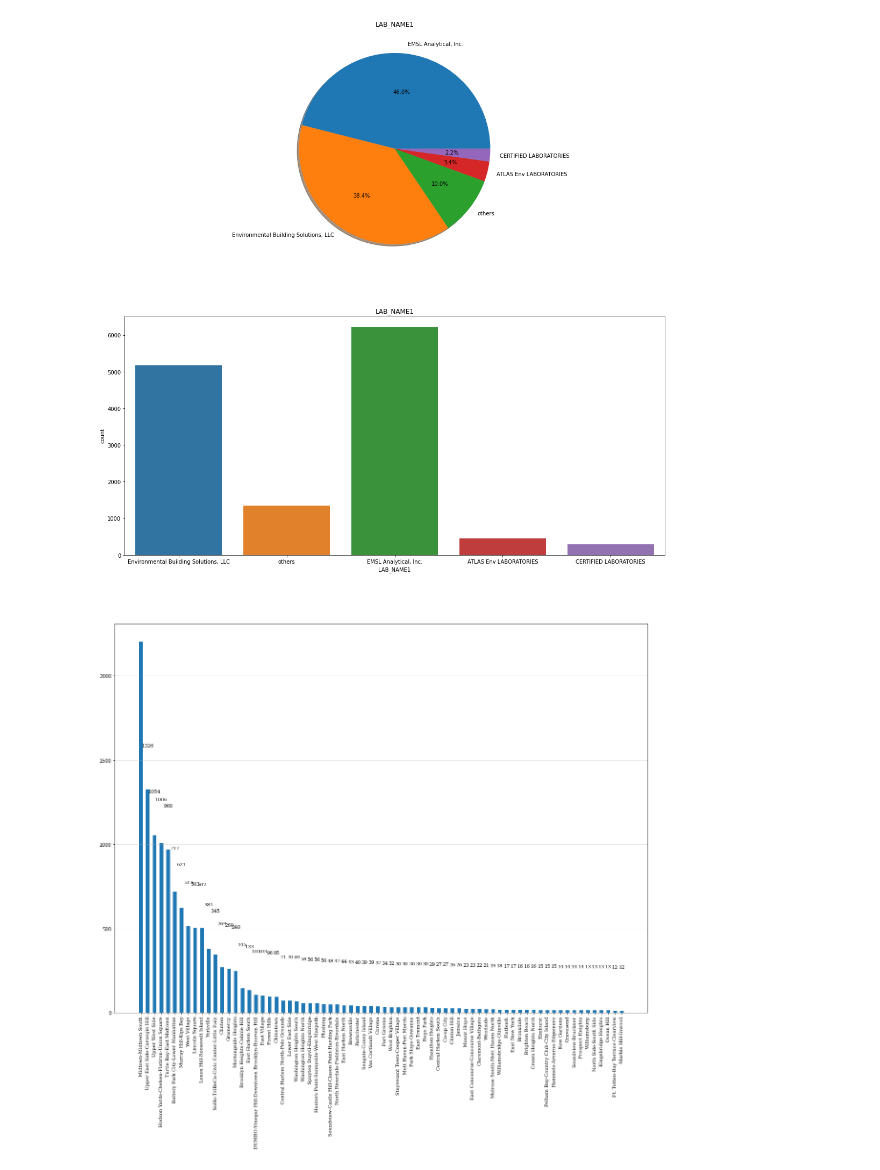
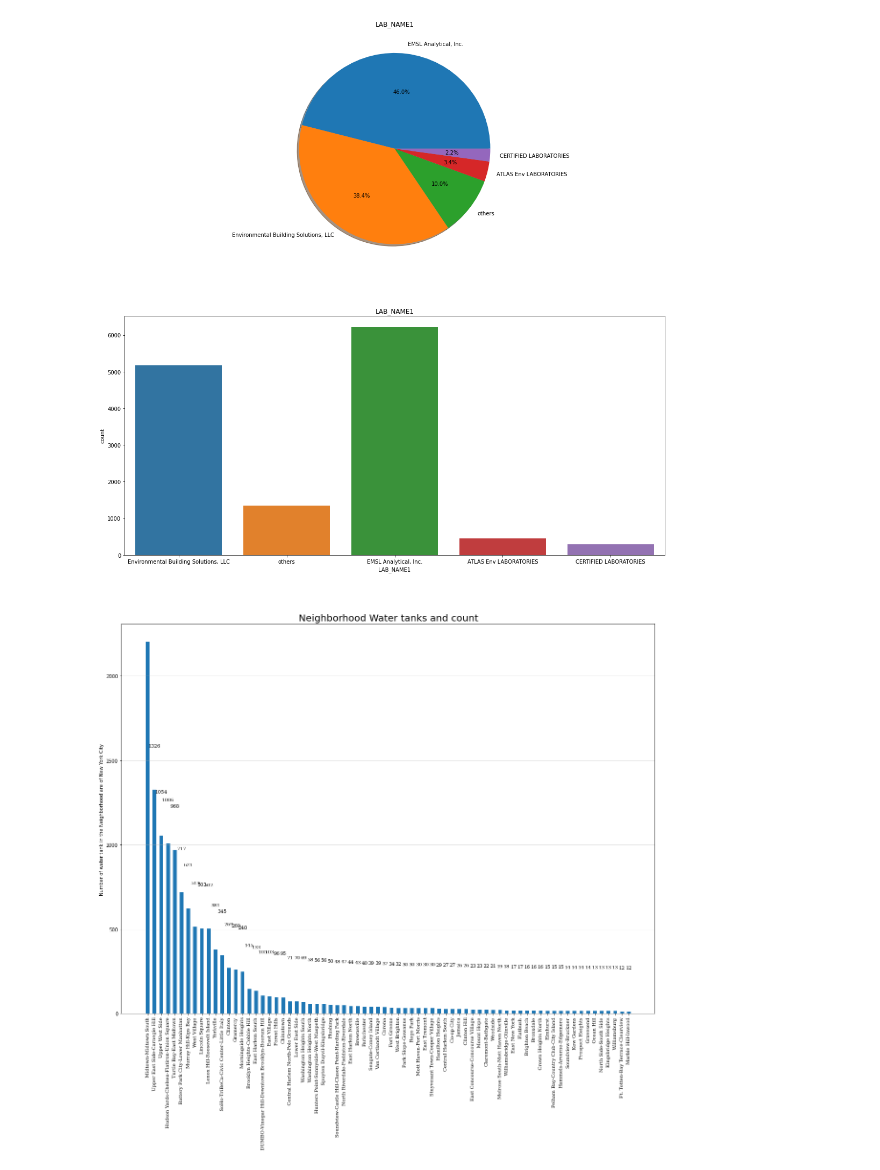
Before and after one commit to rushikeshnaik779/EDA, a Jupyter notebook: Simple_EDA__Rooftop_Drinking_Water_Tank_Inspection_Results.ipynb, the cells around one changed output. Drawn from its saved outputs; the diff is of its cells as text; code cells hidden in the pictures.

```diff
--- a/Simple_EDA__Rooftop_Drinking_Water_Tank_Inspection_Results.ipynb
+++ b/Simple_EDA__Rooftop_Drinking_Water_Tank_Inspection_Results.ipynb
@@ -381,17 +384,19 @@ plt.show()
 # %%
 fig, ax = plt.subplots(1, 1,  figsize=(20, 15))
 
 ax.bar(d.index, d.values, width=0.55, linewidth=0.7)
 
 for i in d.index :
   ax.annotate(f"{d[i]}",
               xy=(i, d[i]+260),
               va='center',
               ha='center',
               fontweight='light',
               fontfamily='serif', )
 ax.set_xticklabels(d.index, fontfamily='serif', rotation=90)
+ax.set_ylabel('Number of water tank in the Neighborhood are of New York City ')
+ax.set_title('Neighborhood Water tanks and count', size = 20)
 ax.grid(axis='y', linestyle='-', alpha=0.4)
 plt.show()
 # %% [output]
-[figure, old version]
+[figure, new version]
```
Also changed, not shown: parts of 10 cells of this notebook.
